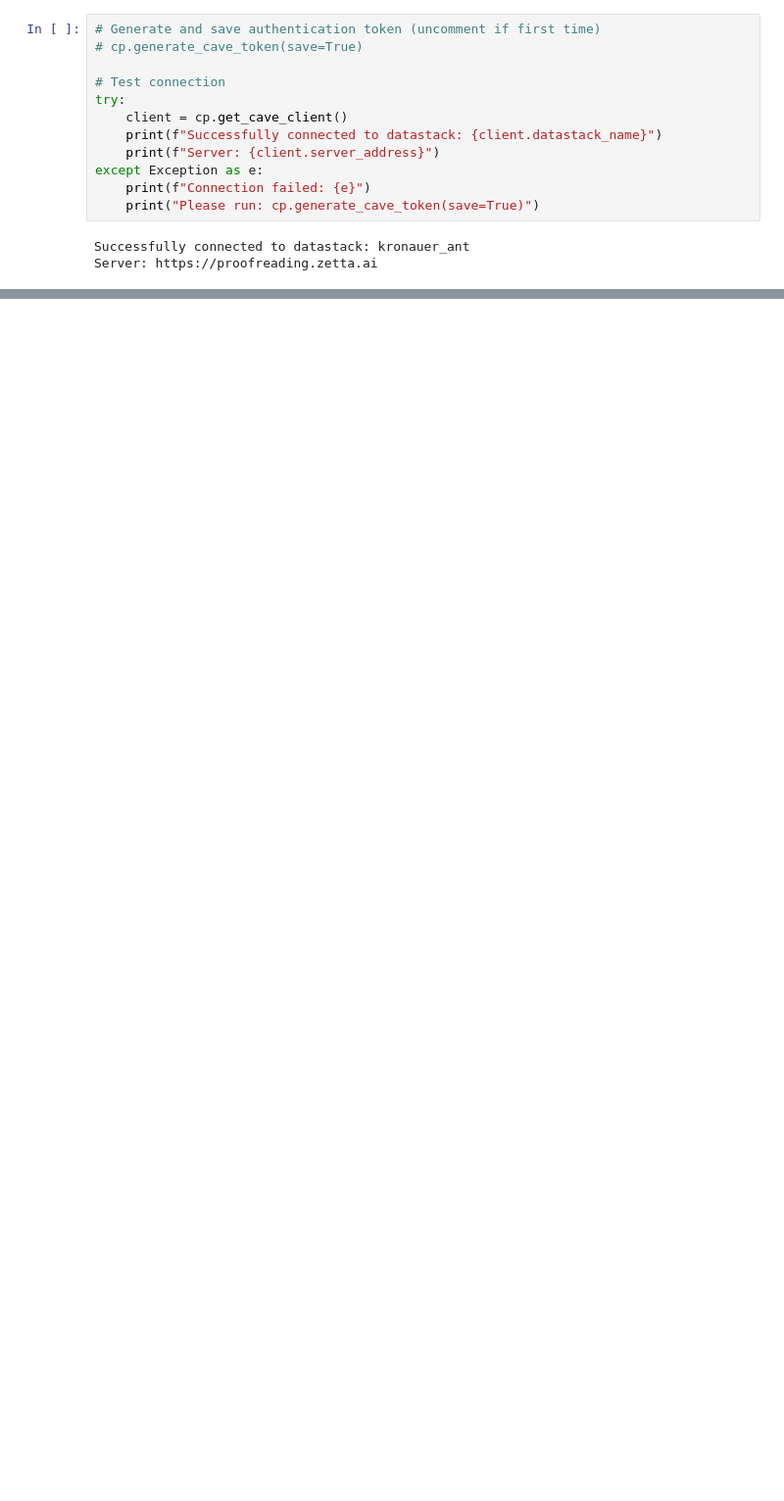
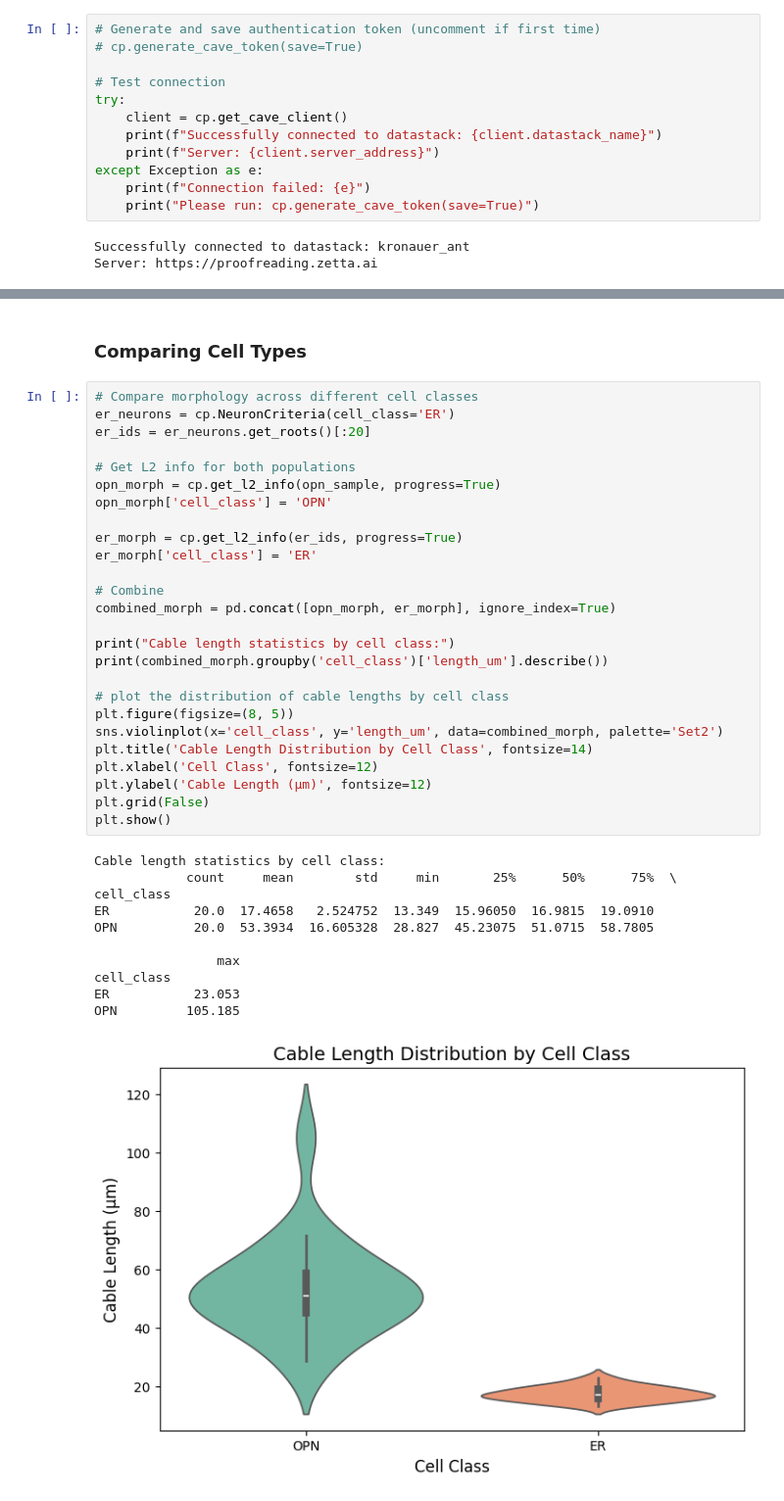
Before and after one commit to Social-Evolution-and-Behavior/crantpy, a Jupyter notebook: docs/deep_dive/morphology.ipynb, the cells around one changed output, grey strips where cells are left out. Shown at 98% size. Drawn from its saved outputs; the diff is of its cells as text; blank space fills up the shorter version.

```diff
--- a/docs/deep_dive/morphology.ipynb
+++ b/docs/deep_dive/morphology.ipynb
@@ -38,0 +411,40 @@ Server: https://proofreading.zetta.ai
+# %% [markdown]
+### Comparing Cell Types
+# %%
+# Compare morphology across different cell classes
+er_neurons = cp.NeuronCriteria(cell_class='ER')
+er_ids = er_neurons.get_roots()[:20]
+
+# Get L2 info for both populations
+opn_morph = cp.get_l2_info(opn_sample, progress=True)
+opn_morph['cell_class'] = 'OPN'
+
+er_morph = cp.get_l2_info(er_ids, progress=True)
+er_morph['cell_class'] = 'ER'
+
+# Combine
+combined_morph = pd.concat([opn_morph, er_morph], ignore_index=True)
+
+print("Cable length statistics by cell class:")
+print(combined_morph.groupby('cell_class')['length_um'].describe())
+
+# plot the distribution of cable lengths by cell class
+plt.figure(figsize=(8, 5))
+sns.violinplot(x='cell_class', y='length_um', data=combined_morph, palette='Set2')
+plt.title('Cable Length Distribution by Cell Class', fontsize=14)
+plt.xlabel('Cell Class', fontsize=12)
+plt.ylabel('Cable Length (μm)', fontsize=12)
+plt.grid(False)
+plt.show()
+# %% [output]
+Cable length statistics by cell class:
+            count     mean        std     min       25%      50%      75%  \
+cell_class
+ER           20.0  17.4658   2.524752  13.349  15.96050  16.9815  19.0910
+OPN          20.0  53.3934  16.605328  28.827  45.23075  51.0715  58.7805
+
+                max
+cell_class
+ER           23.053
+OPN         105.185
+[figure, added]
```
Also changed, not shown: parts of 73 cells of this notebook, 2 other files.
